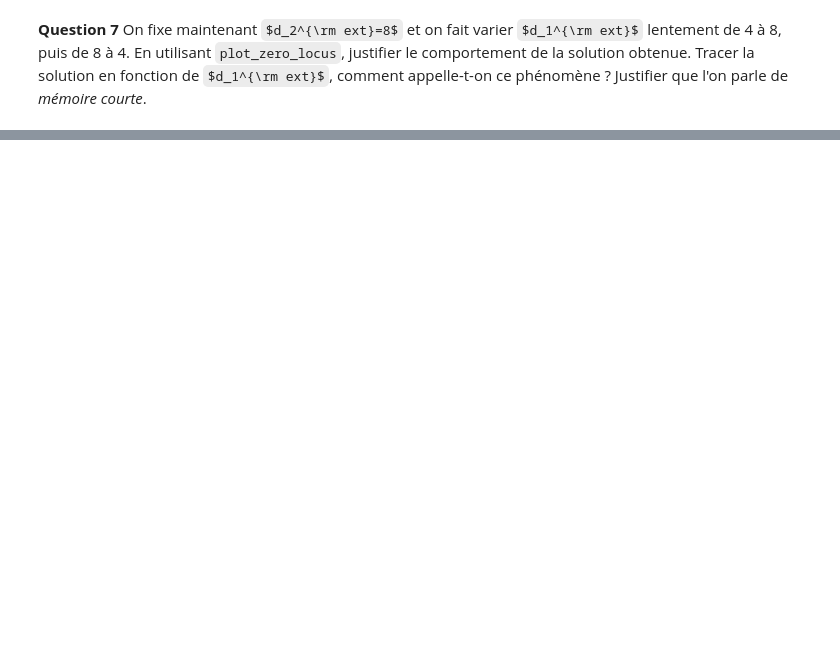
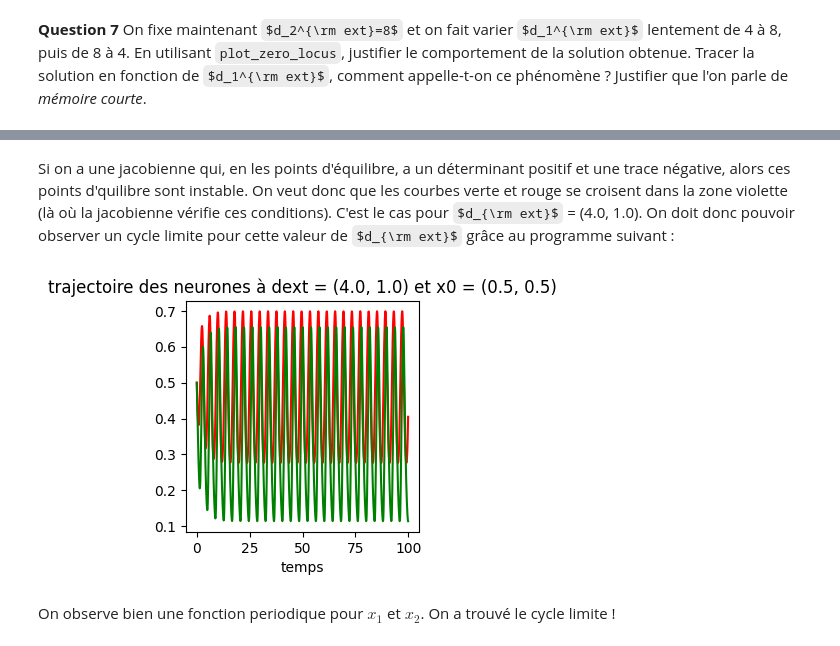
Before and after one commit to camilleprig/projet_maths_info, a Jupyter notebook: projet_maths.ipynb, the cells around one changed output, grey strips where cells are left out. Drawn from its saved outputs; the diff is of its cells as text; code cells hidden in the pictures; some formulas as TeX source; blank space fills up the shorter version.

```diff
--- a/projet_maths.ipynb
+++ b/projet_maths.ipynb
@@ -285,0 +314,23 @@ ValueError: diag requires an array of at least two dimensions
+# %% [markdown]
+Si on a une jacobienne qui, en les points d'équilibre, a un déterminant positif et une trace négative, alors ces points d'quilibre sont instable. On veut donc que les courbes verte et rouge se croisent dans la zone violette (là où la jacobienne vérifie ces conditions). C'est le cas pour $d_{\rm ext}$ = (4.0, 1.0). On doit donc pouvoir observer un cycle limite pour cette valeur de $d_{\rm ext}$ grâce au programme suivant :
+# %%
+def f_d_ext_constant2(t, x):
+    d_ext = np.array([4.0,1.0])
+    return -x + sigmoid(np.dot(W,x)+d_ext)
+
+
+
+dt = 0.1
+t0, tf = 0.0, 100.0
+x0 = np.array([0.5, 0.5])
+time, x = solve_euler_explicit(f_d_ext_constant2, x0, dt, t0, tf)
+plt.figure()
+plt.plot(time,x[:,0], label = '1e variable de x', color="red")
+plt.plot(time, x[:,1], label = '2e variable de x', color="green")
+plt.title("trajectoire des neurones à dext = (4.0, 1.0) et x0 = (" + str(x0[0]) + ", " + str(x0[1]) + ")")
+plt.xlabel("temps")
+plt.show()
+# %% [output]
+[figure, added]
+# %% [markdown]
+On observe bien une fonction periodique pour $x_1$ et $x_2$. On a trouvé le cycle limite !
```
Also changed, not shown: parts of 14 cells of this notebook.
